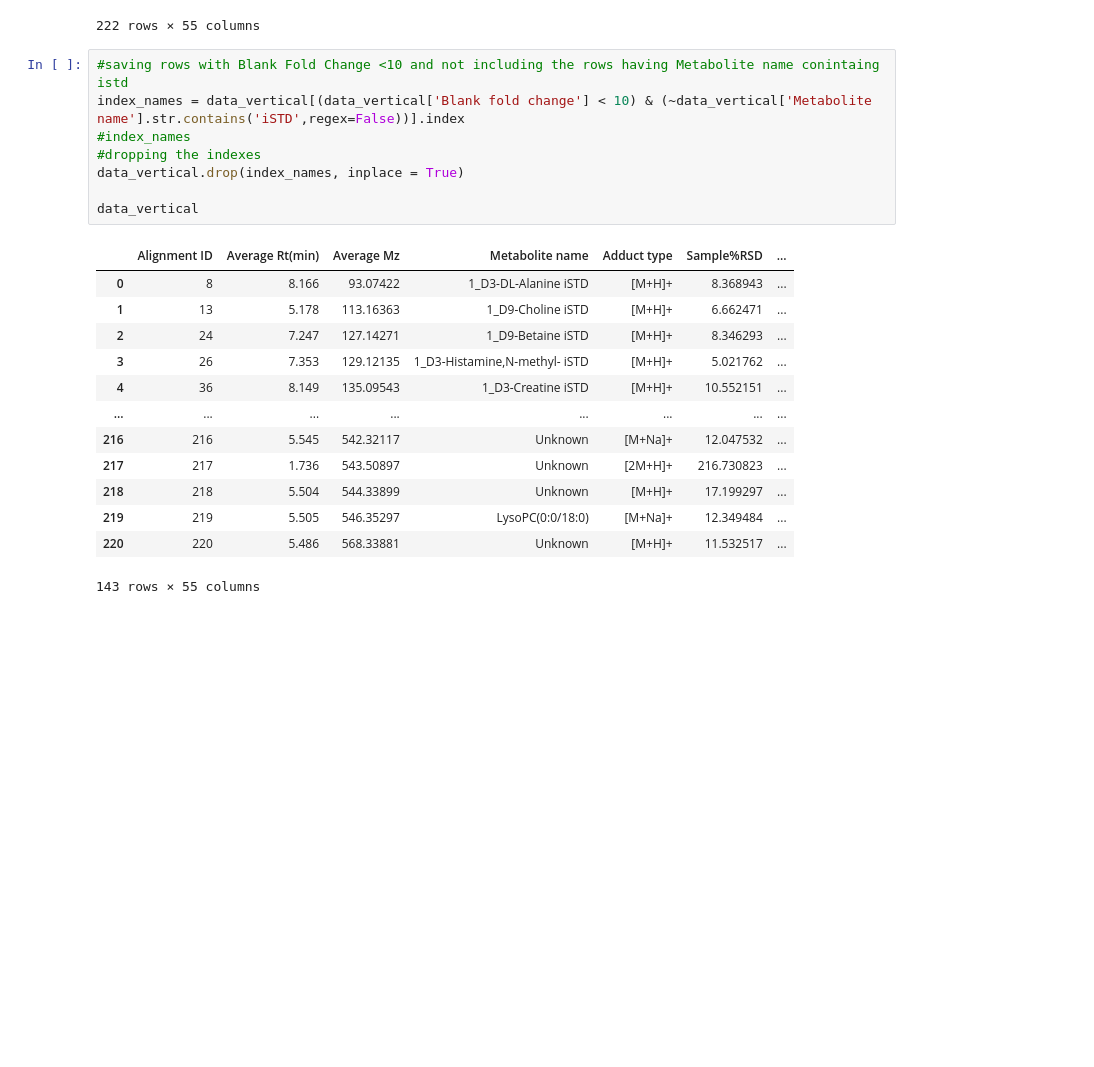
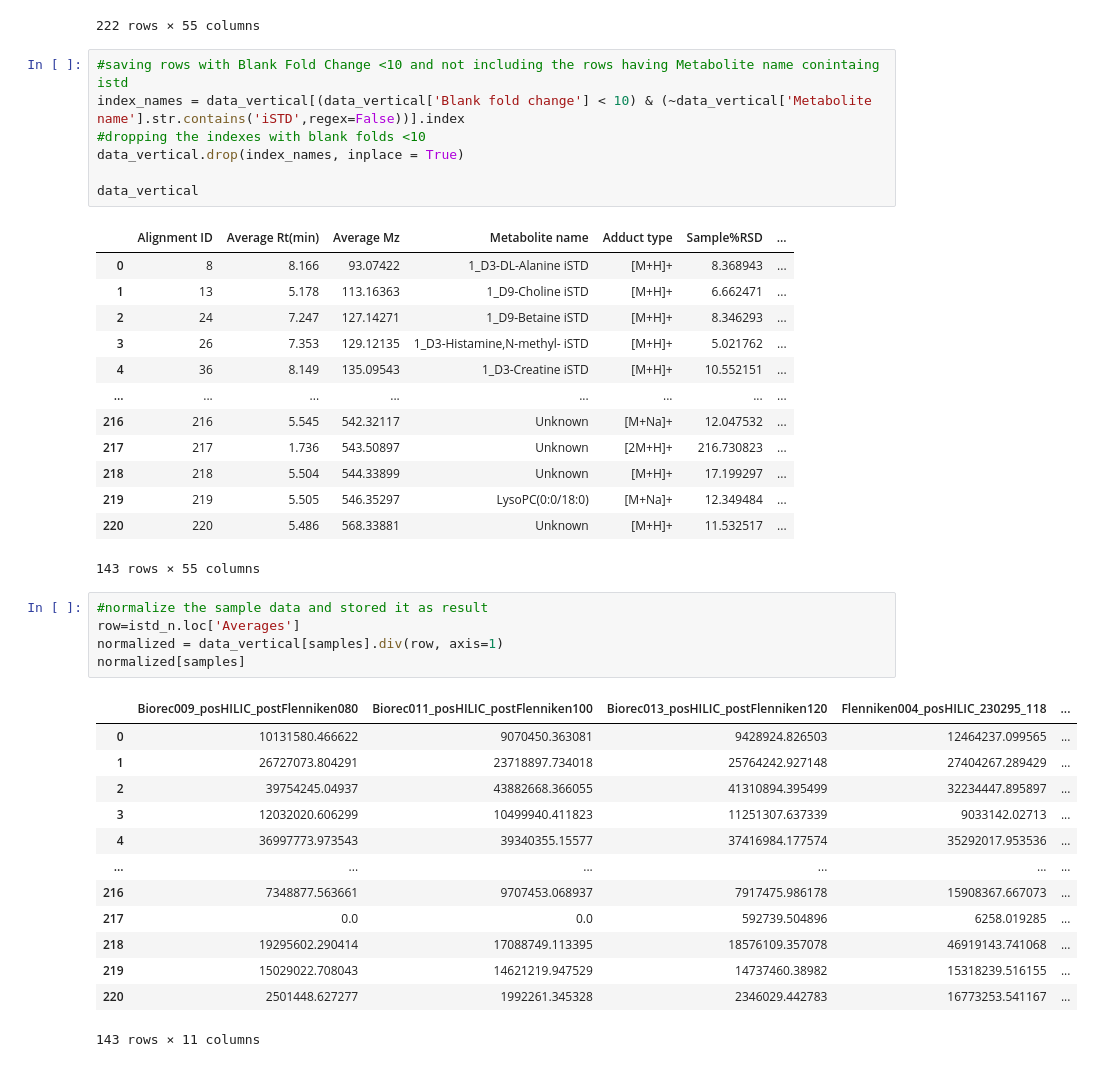
Before and after one commit to manika26/untargeted_dataset, a Jupyter notebook: Dataset processing.ipynb, the cells around one changed output. Cells and saved outputs as stored; diff of their text form; blank space fills up the shorter version.

Commit message:
Add files via upload
Changes made, combining the normalised data left

```diff
--- a/Dataset processing.ipynb
+++ b/Dataset processing.ipynb
@@ -253,8 +253,7 @@ data_vertical
 # %%
 #saving rows with Blank Fold Change <10 and not including the rows having Metabolite name conintaing istd
 index_names = data_vertical[(data_vertical['Blank fold change'] < 10) & (~data_vertical['Metabolite name'].str.contains('iSTD',regex=False))].index
-#index_names
-#dropping the indexes
+#dropping the indexes with blank folds <10
 data_vertical.drop(index_names, inplace = True)
 
 data_vertical
@@ -272,4 +271,23 @@ data_vertical
 | 219 | 219 | 5.505 | 546.35297 | LysoPC(0:0/18:0) | [M+Na]+ | 12.349484 | ... |
 | 220 | 220 | 5.486 | 568.33881 | Unknown | [M+H]+ | 11.532517 | ... |
 143 rows × 55 columns
+# %%
+#normalize the sample data and stored it as result
+row=istd_n.loc['Averages']
+normalized = data_vertical[samples].div(row, axis=1)
+normalized[samples]
+# %% [output]
+|  | Biorec009_posHILIC_postFlenniken080 | Biorec011_posHILIC_postFlenniken100 | Biorec013_posHILIC_postFlenniken120 | Flenniken004_posHILIC_230295_118 | ... |
+| 0 | 10131580.466622 | 9070450.363081 | 9428924.826503 | 12464237.099565 | ... |
+| 1 | 26727073.804291 | 23718897.734018 | 25764242.927148 | 27404267.289429 | ... |
+| 2 | 39754245.04937 | 43882668.366055 | 41310894.395499 | 32234447.895897 | ... |
+| 3 | 12032020.606299 | 10499940.411823 | 11251307.637339 | 9033142.02713 | ... |
+| 4 | 36997773.973543 | 39340355.15577 | 37416984.177574 | 35292017.953536 | ... |
+| ... | ... | ... | ... | ... | ... |
+| 216 | 7348877.563661 | 9707453.068937 | 7917475.986178 | 15908367.667073 | ... |
+| 217 | 0.0 | 0.0 | 592739.504896 | 6258.019285 | ... |
+| 218 | 19295602.290414 | 17088749.113395 | 18576109.357078 | 46919143.741068 | ... |
+| 219 | 15029022.708043 | 14621219.947529 | 14737460.38982 | 15318239.516155 | ... |
+| 220 | 2501448.627277 | 1992261.345328 | 2346029.442783 | 16773253.541167 | ... |
+143 rows × 11 columns
 # %%
```
Also changed, not shown: parts of 2 cells of this notebook.
